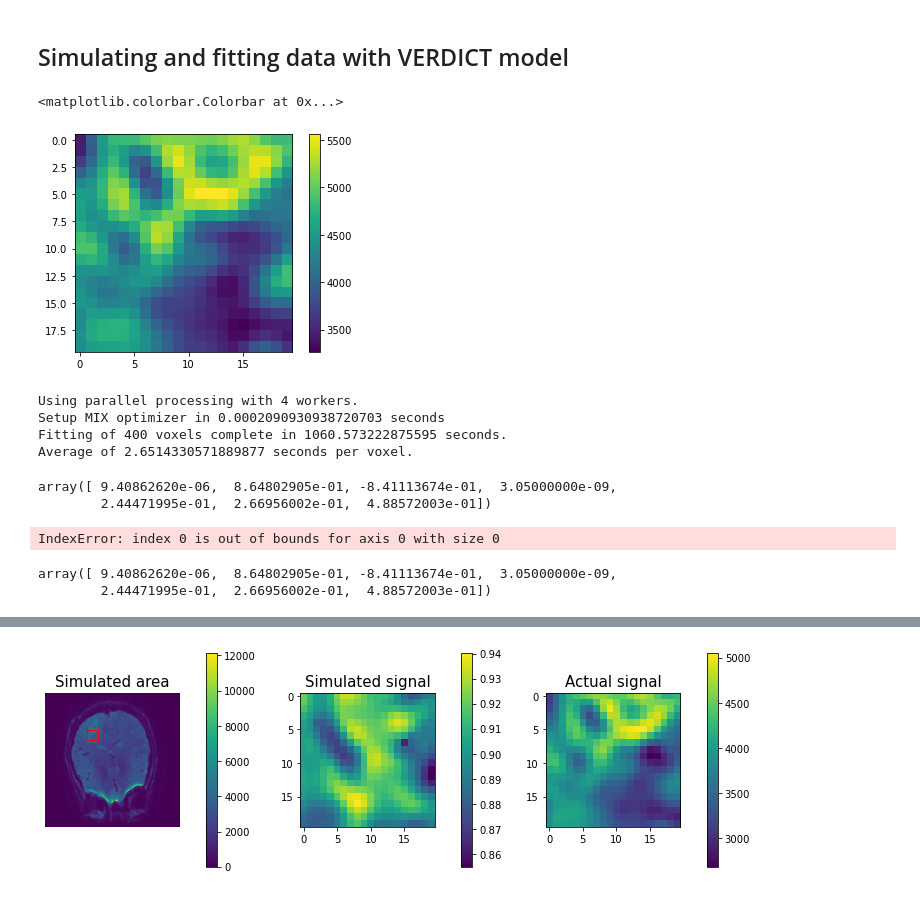
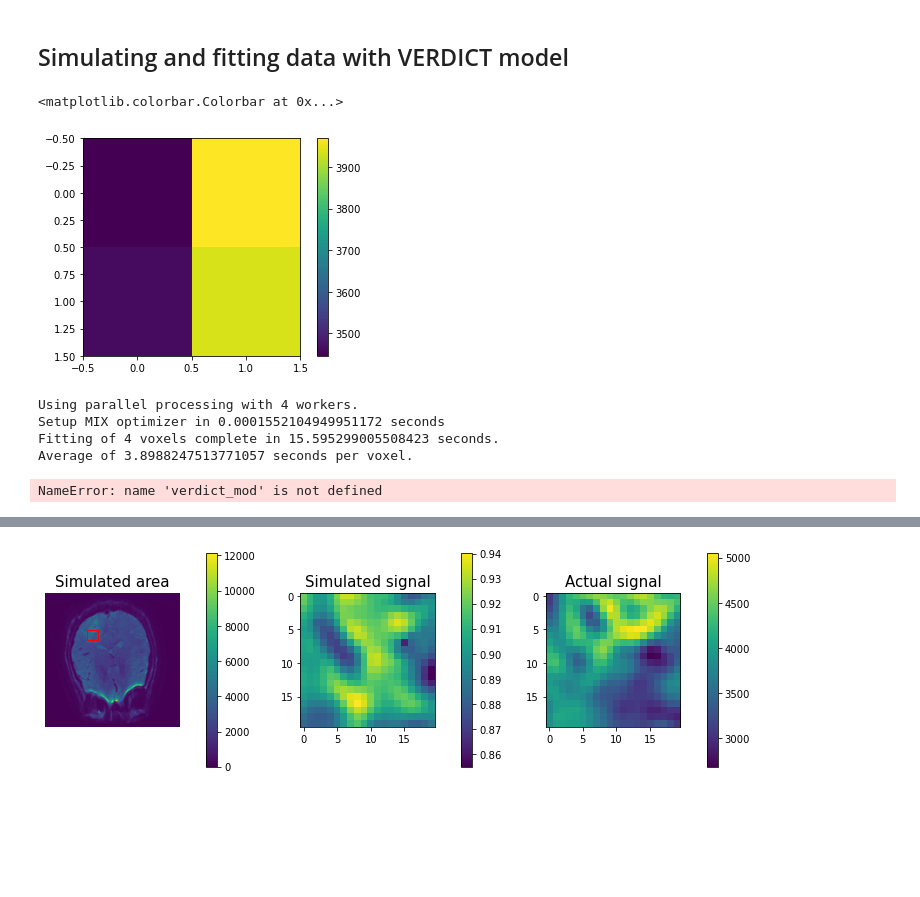
Before and after one commit to theavage/Master-project, a Jupyter notebook: simulating.ipynb, the cells around one changed output, grey strips where cells are left out. Cells and saved outputs as stored; diff of their text form; code cells hidden in the pictures; blank space fills up the shorter version.

```diff
--- a/simulating.ipynb
+++ b/simulating.ipynb
@@ -40,41 +40,27 @@ mask = dipy.data.fetcher.load_nifti_data(join(acquisition_path_GS35,"P35_mask.ni
 # %%
 import matplotlib.pyplot as plt
 import matplotlib.patches as patches
 %matplotlib inline
-test_voxels=data[80:100,70:90,8,:]
+test_voxels=data[80:82,70:72,8,:]
 
 fig, ax = plt.subplots(1)
 
 image = ax.imshow(test_voxels[:,:,0].T)
 fig.colorbar(image,ax=ax)
 # %% [output]
 <matplotlib.colorbar.Colorbar at 0x...>
-[figure, old version]
+[figure, new version]
 # %%
 verdict_fit = verdict_mod.fit(long_scheme, test_voxels,solver='mix', use_parallel_processing=True)
 # %% [output]
 Using parallel processing with 4 workers.
-Setup MIX optimizer in 0.0002090930938720703 seconds
-Fitting of 400 voxels complete in 1060.573222875595 seconds.
-Average of 2.6514330571889877 seconds per voxel.
+Setup MIX optimizer in 0.0001552104949951172 seconds
+Fitting of 4 voxels complete in 15.595299005508423 seconds.
+Average of 3.8988247513771057 seconds per voxel.
 # %%
 E = verdict_mod.simulate_signal(long_scheme,verdict_fit.fitted_parameters_vector[0,0,:])
-verdict_fit.fitted_parameters_vector[0,0,:]
+verdict_fit.fitted_parameters
 # %% [output]
-array([ 9.40862620e-06,  8.64802905e-01, -8.41113674e-01,  3.05000000e-09,
-        2.44471995e-01,  2.66956002e-01,  4.88572003e-01])
+NameError: name 'verdict_mod' is not defined
-# %%
-import numpy as np
-fake = np.array([[1,2,3,4],[1,2,3,4],[1,2,3,4],[1,2,3,4],[1,2,3,4],[1,2,3,4],[1,2,3,4],[1,2,3,4],[1,2,3,4],[1,2,3,4]])
-sim_signal = verdict_mod.simulate_signal(scheme,fake)
-# %% [output]
-IndexError: index 0 is out of bounds for axis 0 with size 0
 # %%
 E = verdict_fit.predict(long_scheme)
-# %%
-#experimental
-
-verdict_fit.fitted_parameters_vector[0,0]
-# %% [output]
-array([ 9.40862620e-06,  8.64802905e-01, -8.41113674e-01,  3.05000000e-09,
-        2.44471995e-01,  2.66956002e-01,  4.88572003e-01])
```
Also changed, not shown: parts of 2 cells of this notebook, 4 other files.
